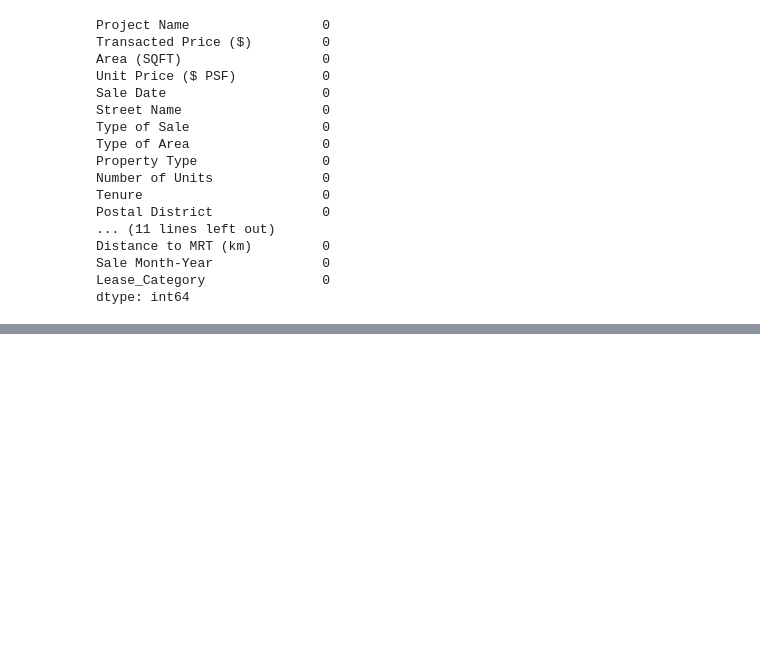
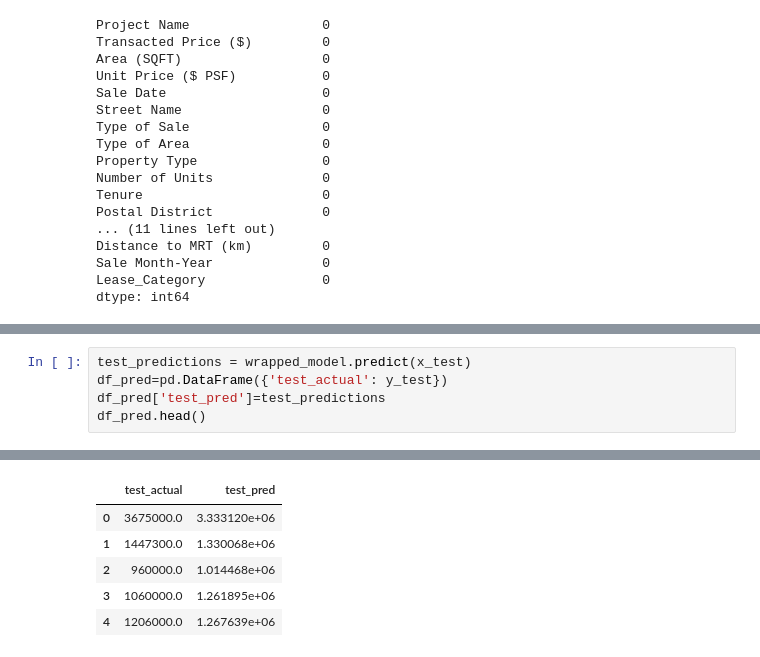
Before and after one commit to feliciahxy/SC1015-DSAI-project, a Jupyter notebook: ML Models/ANN.ipynb, the cells around one changed output, grey strips where cells are left out. Saved outputs shown, nothing was run; the diff lists cells and outputs as text; blank space fills up the shorter version.

```diff
--- a/ML Models/ANN.ipynb
+++ b/ML Models/ANN.ipynb
@@ -189,0 +200,6 @@ plt.show()
+# %%
+test_predictions = wrapped_model.predict(x_test)
+df_pred=pd.DataFrame({'test_actual': y_test})
+df_pred['test_pred']=test_predictions
+df_pred.head()
+# %% [output]
@@ -189,0 +207,6 @@ plt.show()
+|  | test_actual | test_pred |
+| 0 | 3675000.0 | 3.333120e+06 |
+| 1 | 1447300.0 | 1.330068e+06 |
+| 2 | 960000.0 | 1.014468e+06 |
+| 3 | 1060000.0 | 1.261895e+06 |
+| 4 | 1206000.0 | 1.267639e+06 |
```
Also changed, not shown: parts of 13 cells of this notebook.
